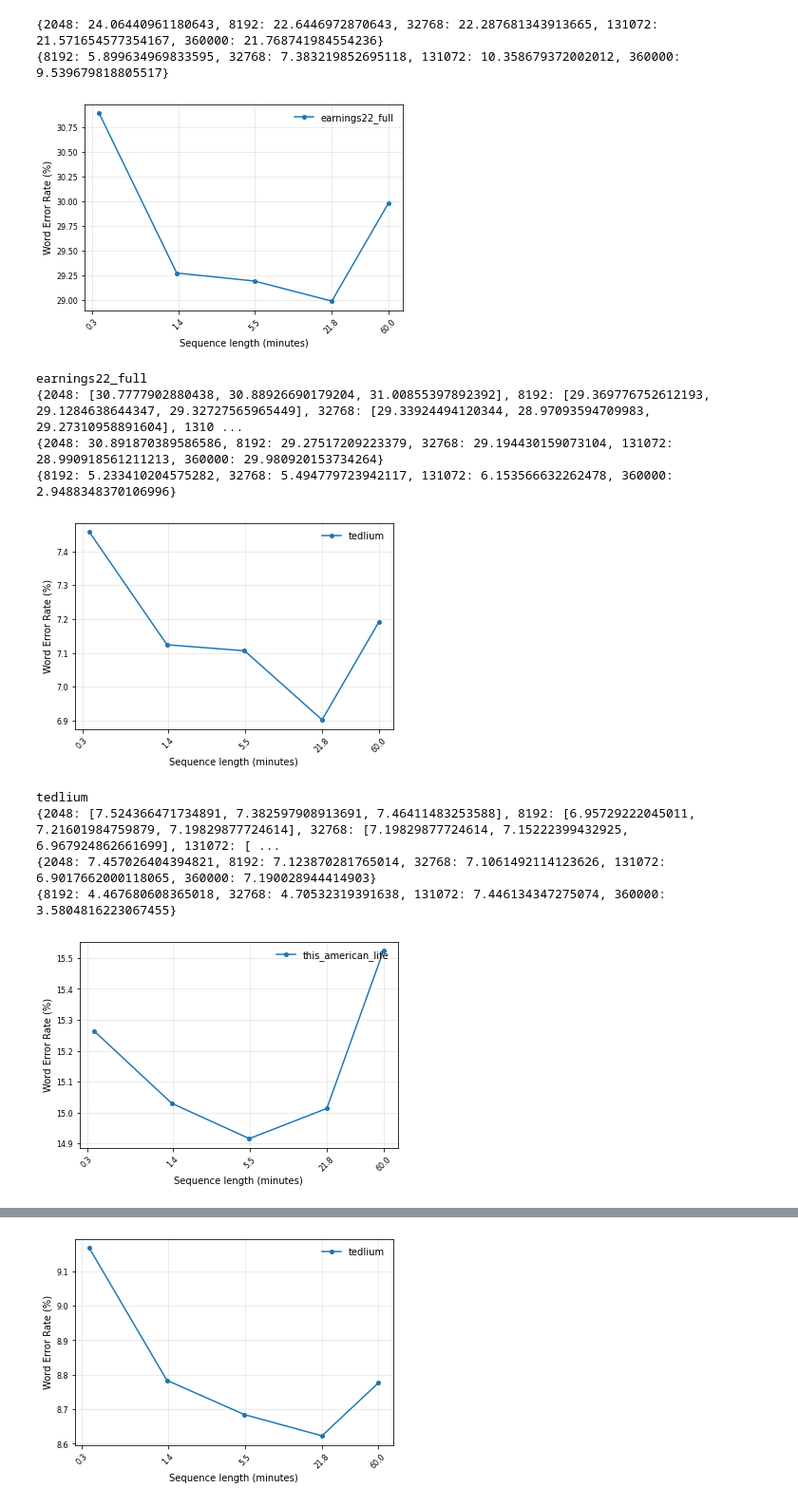
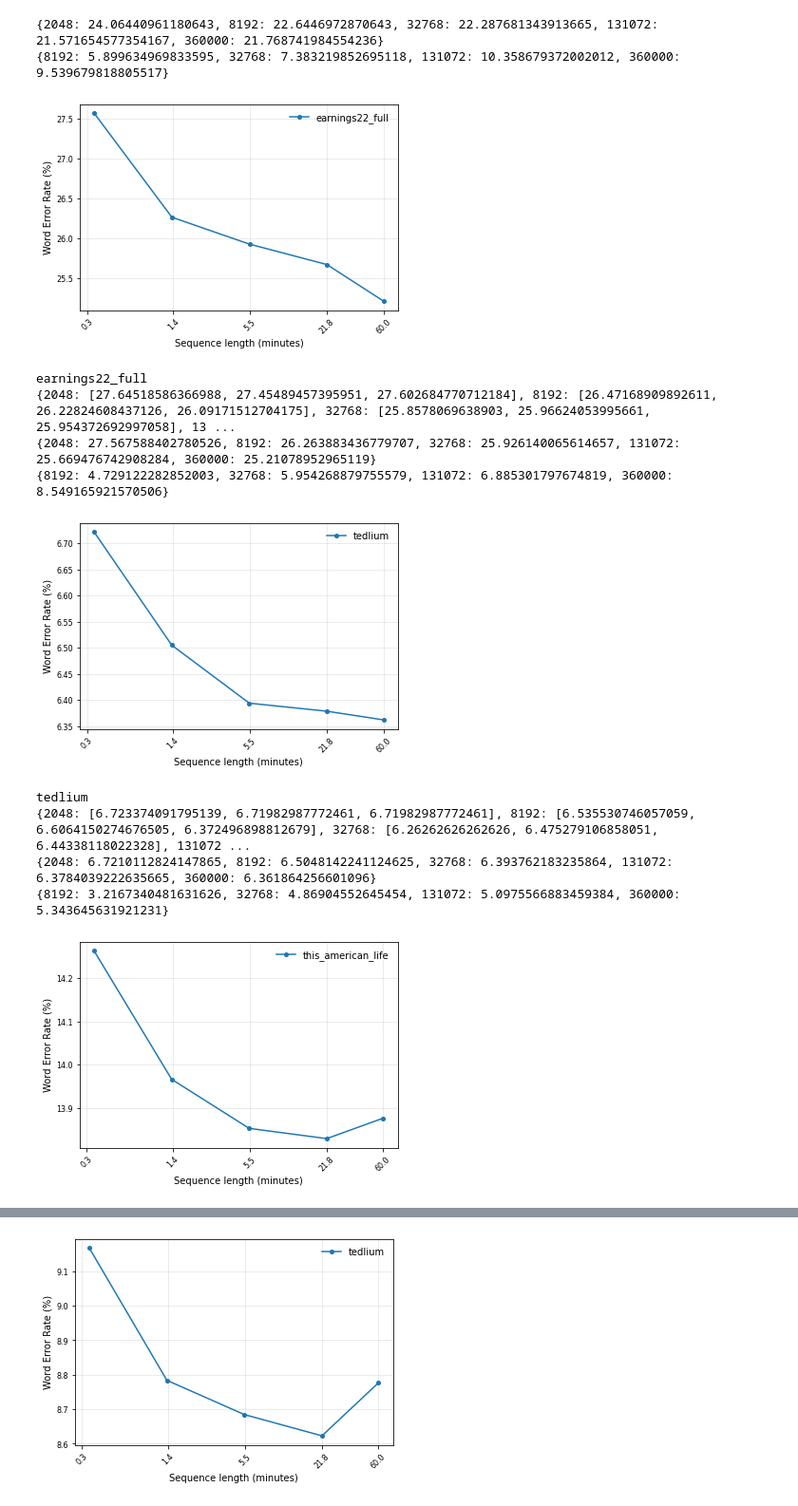
Before and after one commit to robflynnyh/long-context-asr, a Jupyter notebook: eval/results/eval.ipynb, the cells around one changed output, grey strips where cells are left out. Shown at 95% size. Cells and saved outputs as stored; diff of their text form; code cells hidden in the pictures.

```diff
--- a/eval/results/eval.ipynb
+++ b/eval/results/eval.ipynb
@@ -348,18 +348,19 @@ print(get_percentage_decrease_json({k:{'wer':sum(v)/len(v)} for k,v in earnings.
 {2048: 24.06440961180643, 8192: 22.6446972870643, 32768: 22.287681343913665, 131072: 21.571654577354167, 360000: 21.768741984554236}
 {8192: 5.899634969833595, 32768: 7.383219852695118, 131072: 10.358679372002012, 360000: 9.539679818805517}
 # %%
-def get_windowed_data(csv, dataset='earnings22_full', split=None, subsampling=8):
+def get_windowed_data(csv, dataset='earnings22_full', split=None, subsampling=8, split_on='f50_w', connector='_'):
     data_dict = {}
     data = csv.loc[csv['dataset'] == dataset]
     if split is not None:
         data = data.loc[data['split'] == split]
     for checkpoint in data['checkpoint']:
-        if 'f50_w' not in checkpoint:
+        # print(checkpoint)
+        if split_on not in checkpoint:
             id = 360000
         elif 'wm1' in checkpoint:
             continue
         else:
-            id = int(checkpoint.split('f50_w')[1].split('_')[0])*subsampling*2
+            id = int(checkpoint.split(split_on)[1].split(connector)[0])*subsampling*2
         wer_entry = data.loc[data['checkpoint'] == checkpoint].iloc[0]['wer']*100
 
         if id not in data_dict: data_dict[id] = [wer_entry]
@@ -367,46 +368,46 @@ def get_windowed_data(csv, dataset='earnings22_full', split=None, subsampling=8)
 
     return data_dict
 
-csv1 = pd.read_csv('./thesis/spotify_long_only.csv')
+csv1 = pd.read_csv('./thesis/long_only_FT_3epoch.csv')
 # csv2 = pd.read_csv('./thesis/floras50_final_lcontextFTcsv')
 
 
 for d in ["earnings22_full", "tedlium", "this_american_life", "rev16"]:
 
-    earnings = get_windowed_data(csv1, dataset=d, subsampling=8, split='test' if d in ['tedlium', 'this_american_life'] else None)
+    earnings = get_windowed_data(csv1,split_on='FT-w', connector='-', dataset=d, subsampling=8, split='test' if d in ['tedlium', 'this_american_life'] else None)
     # earnings_nft = get_windowed_data(csv2, dataset=d, subsampling=8, average_duplicates=True, return_all=False)
 
 
     plt.plot([el/100/60 for el in sorted(earnings.keys())], [np.mean(earnings[key]) for key in sorted(earnings.keys())], label=d, marker='o', markersize=4)
     # plt.plot([el/100/60 for el in sorted(earnings_nft.keys())], [np.mean(earnings_nft[key]) for key in sorted(earnings_nft.keys())], label='Earnings-22 (+ long-context FT)', marker='o', markersize=4)
     ax=plt.gca()
     ax.set_xscale('log', basex=2)
     ax.set_xticks([round(el/100/60, 1) for el in sorted(earnings.keys())])
     ax.get_xaxis().set_major_formatter(matplotlib.ticker.ScalarFormatter())
     plt.rc('xtick', labelsize=tw)
     plt.xticks(rotation=rot)
     plt.rc('ytick', labelsize=tw)
     plt.xlabel('Sequence length (minutes)')
     plt.ylabel('Word Error Rate (%)')
     ax.grid(True, axis='both', alpha=0.3)
     plt.legend(framealpha=0.0, loc='upper right')
     plt.show()
     print(d)
     print(earnings)
     print({k:sum(v)/len(v) for k,v in earnings.items()})
     print(get_percentage_decrease_json({k:{'wer':sum(v)/len(v)} for k,v in earnings.items()}, min_key=2048))
 
 # plt.show()
 # %% [output]
-[figure, old version]
+[figure, new version]
 earnings22_full
-{2048: [30.7777902880438, 30.88926690179204, 31.00855397892392], 8192: [29.369776752612193, 29.1284638644347, 29.32727565965449], 32768: [29.33924494120344, 28.97093594709983, 29.27310958891604], 1310 ...
-{2048: 30.891870389586586, 8192: 29.27517209223379, 32768: 29.194430159073104, 131072: 28.990918561211213, 360000: 29.980920153734264}
-{8192: 5.233410204575282, 32768: 5.494779723942117, 131072: 6.153566632262478, 360000: 2.9488348370106996}
+{2048: [27.64518586366988, 27.45489457395951, 27.602684770712184], 8192: [26.47168909892611, 26.22824608437126, 26.09171512704175], 32768: [25.8578069638903, 25.96624053995661, 25.954372692997058], 13 ...
+{2048: 27.567588402780526, 8192: 26.263883436779707, 32768: 25.926140065614657, 131072: 25.669476742908284, 360000: 25.21078952965119}
+{8192: 4.729122282852003, 32768: 5.954268879755579, 131072: 6.885301797674819, 360000: 8.549165921570506}
-[figure, old version]
+[figure, new version]
 tedlium
-{2048: [7.524366471734891, 7.382597908913691, 7.46411483253588], 8192: [6.95729222045011, 7.21601984759879, 7.19829877724614], 32768: [7.19829877724614, 7.15222399432925, 6.967924862661699], 131072: [ ...
-{2048: 7.457026404394821, 8192: 7.123870281765014, 32768: 7.1061492114123626, 131072: 6.9017662000118065, 360000: 7.190028944414903}
-{8192: 4.467680608365018, 32768: 4.70532319391638, 131072: 7.446134347275074, 360000: 3.5804816223067455}
+{2048: [6.723374091795139, 6.71982987772461, 6.71982987772461], 8192: [6.535530746057059, 6.6064150274676505, 6.372496898812679], 32768: [6.26262626262626, 6.475279106858051, 6.44338118022328], 131072 ...
+{2048: 6.7210112824147865, 8192: 6.5048142241124625, 32768: 6.393762183235864, 131072: 6.3784039222635665, 360000: 6.361864256601096}
+{8192: 3.2167340481631626, 32768: 4.86904552645454, 131072: 5.0975566883459384, 360000: 5.343645631921231}
-[figure, old version]
+[figure, new version]
 this_american_life
```
Also changed, not shown: parts of 2 cells of this notebook, 35 other files.
